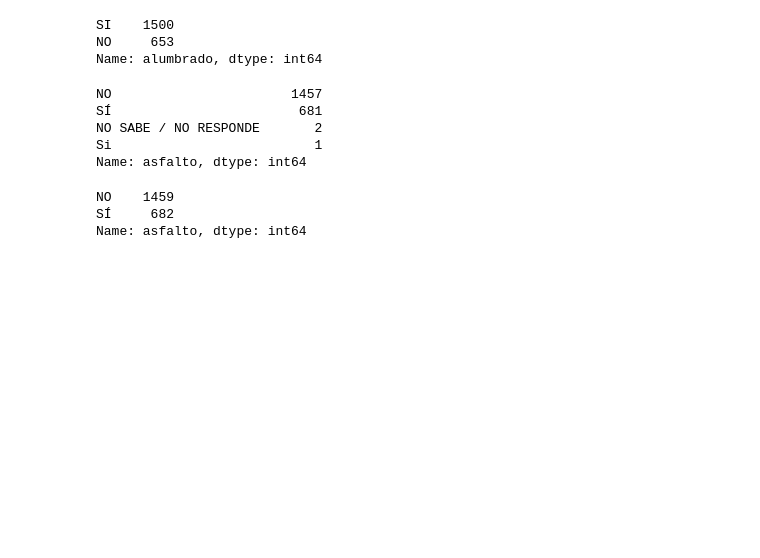
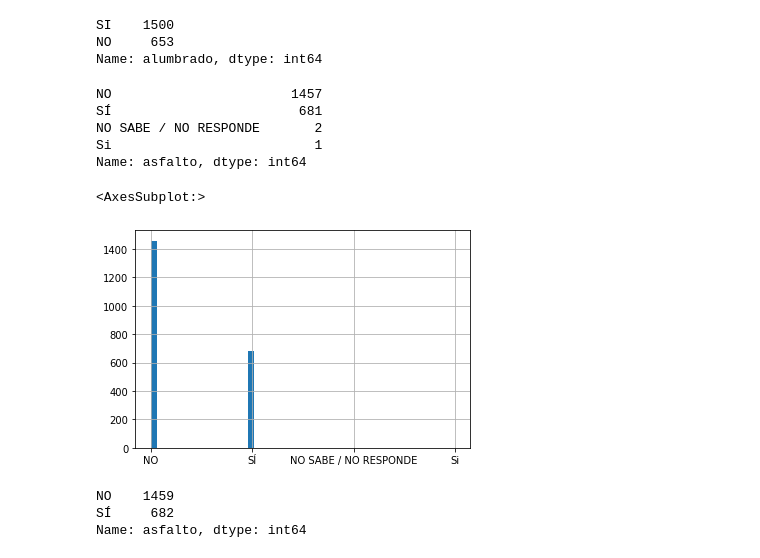
Before and after one commit to NestorDiazDataSC/Asentamientos-Informales, a Jupyter notebook: Informe.ipynb, the cells around one changed output. Saved outputs shown, nothing was run; the diff lists cells and outputs as text; code cells hidden in the pictures; blank space fills up the shorter version.

```diff
--- a/Informe.ipynb
+++ b/Informe.ipynb
@@ -248,6 +257,11 @@ SÍ                        681
 NO SABE / NO RESPONDE       2
 Si                          1
 Name: asfalto, dtype: int64
+# %%
+df['asfalto'].hist(bins=50) # Vemos graficamente a su distribución
+# %% [output]
+<AxesSubplot:>
+[figure, added]
 # %%
 df.asfalto = df.asfalto.replace(["NO SABE / NO RESPONDE"], "NO")
 df.asfalto = df.asfalto.replace(["Si"], "SÍ")
```
Also changed, not shown: parts of 12 cells of this notebook.
